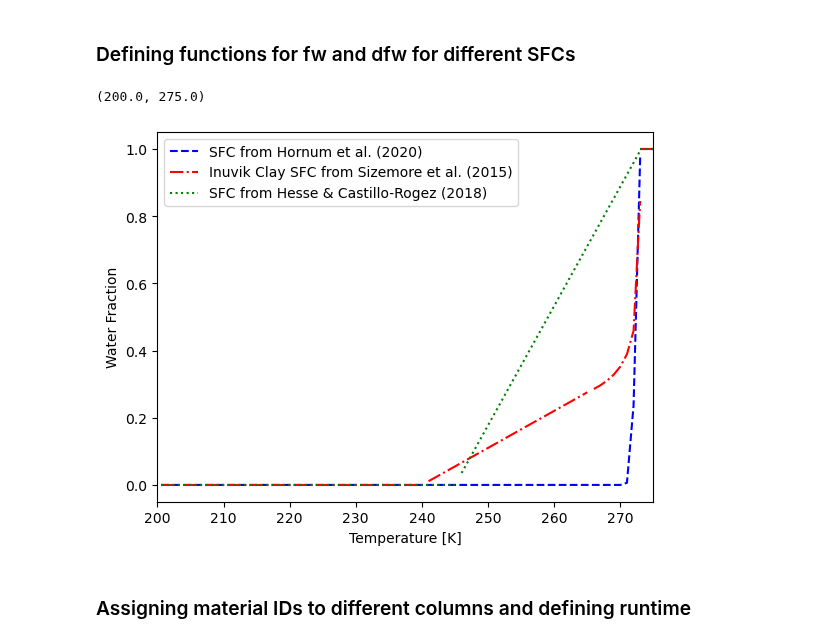
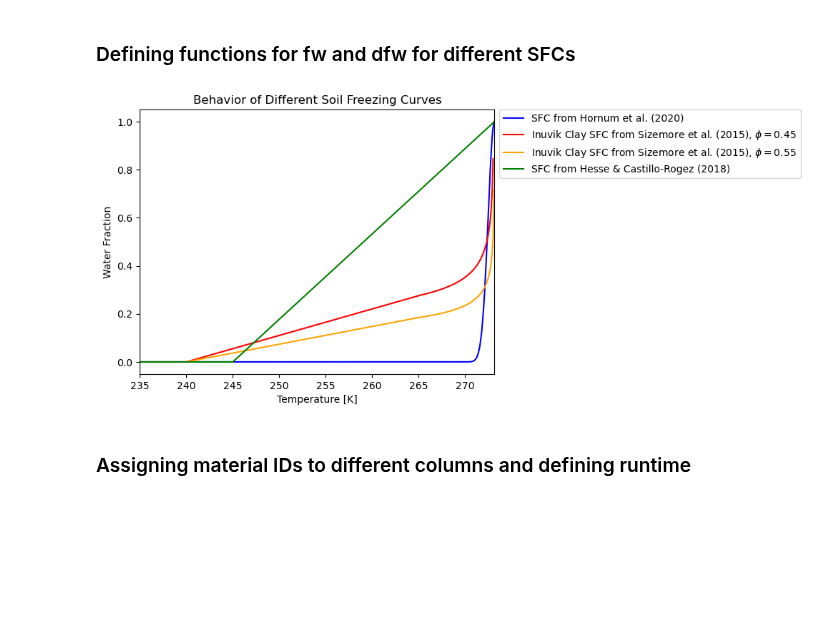
Before and after one commit to alexiak322/ceres-pingo-model, a Jupyter notebook: -1DHT-model-code/python/1DHT Model.ipynb, the cells around one changed output. Saved outputs shown, nothing was run; the diff lists cells and outputs as text; code cells hidden in the pictures; blank space fills up the shorter version.

Commit message:
updated sfc graph

```diff
--- a/-1DHT-model-code/python/1DHT Model.ipynb
+++ b/-1DHT-model-code/python/1DHT Model.ipynb
@@ -177,29 +236,35 @@ def calculate_dfw_HC(T):
         return (1/28.15)
     elif T < 245:
         return 0.0 #Water is fully frozen
-# %%
-#m = 0.00738 #0.55
-m = .011024 #0.45
-#y = 1.7712 #0.55
-y = 2.64576 #0.45
-
-test_temps = np.arange(100,300,1)
-plt.plot(test_temps[0:174], np.exp(-((test_temps[0:174]-273.15)/w)**2), c='blue', label="SFC from Hornum et al. (2020)", ls='dashed')
-plt.plot(test_temps[173:], np.ones(len(test_temps[173:])), c='blue', ls='dashed')
-
-plt.plot(test_temps[0:141], np.zeros(len(test_temps[0:141])), c='red', label='Inuvik Clay SFC from Sizemore et al. (2015)', ls='dashdot')
-plt.plot(test_temps[141:166], (m*test_temps[141:166]) - y, c='red', ls='dashdot')
-plt.plot(test_temps[166:174], (T_f / ((273.15-T_f) - test_temps[166:174])) ** beta, c='red', ls='dashdot')
-plt.plot(test_temps[173:], np.ones(len(test_temps[173:])), c='red', ls='dashdot')
-
-plt.plot(test_temps[0:146], np.zeros(len(test_temps[0:146])), c='green', label='SFC from Hesse & Castillo-Rogez (2018)', ls='dotted')
-plt.plot(test_temps[146:174], (1/28.15)*(test_temps[146:174]-245), c='green', ls='dotted')
-plt.plot(test_temps[173:], np.ones(len(test_temps[173:])), c='green', ls='dotted')
-
-plt.xlabel('Temperature [K]')
-plt.ylabel('Water Fraction')
-plt.legend()
-plt.xlim(200,275)
-# %% [output]
-(200.0, 275.0)
-[figure, removed]
+# %%
+test_temps = np.arange(100,300.1,.1)
+plt.plot(test_temps[0:1732], np.exp(-((test_temps[0:1732]-273.15)/w)**2), c='blue', label="SFC from Hornum et al. (2020)")
+plt.plot(test_temps[1731:], np.ones(len(test_temps[1731:])), c='blue')
+
+plt.plot(test_temps[0:1401], np.zeros(len(test_temps[0:1401])), c='red', label=r'Inuvik Clay SFC from Sizemore et al. (2015), $\phi = 0.45$ ')
+plt.plot(test_temps[1400:1651], (.011024*test_temps[1400:1651]) - 2.64576, c='red')
+plt.plot(test_temps[1650:1732], (0.05102 / ((273.15-0.05102) - test_temps[1650:1732])) ** beta, c='red')
+plt.plot(test_temps[1731:], np.ones(len(test_temps[1731:])), c='red')
+
+plt.plot(test_temps[0:1401], np.zeros(len(test_temps[0:1401])), c='orange', label=r'Inuvik Clay SFC from Sizemore et al. (2015), $\phi = 0.55$ ')
+plt.plot(test_temps[1400:1651], (0.00738*test_temps[1400:1651]) - 1.7712, c='orange')
+plt.plot(test_temps[1650:1732], (0.01050 / ((273.15-0.01050) - test_temps[1650:1732])) ** beta, c='orange')
+plt.plot(test_temps[1731:], np.ones(len(test_temps[1731:])), c='orange')
+
+plt.plot(test_temps[0:1451], np.zeros(len(test_temps[0:1451])), c='green', label='SFC from Hesse & Castillo-Rogez (2018)')
+plt.plot(test_temps[1450:1732], (1/28.15)*(test_temps[1450:1732]-245), c='green')
+plt.plot(test_temps[1731:], np.ones(len(test_temps[1731:])), c='green')
+
+plt.xlabel('Temperature [K]')
+plt.ylabel('Water Fraction')
+plt.legend(loc='center left', bbox_to_anchor=(1, 0.87))
+plt.title('Behavior of Different Soil Freezing Curves')
+plt.xlim(235,273.15)
+
+# Set the desired DPI (dots per inch)
+dpi = 300
+
+# Save the plot as a PNG file
+#plt.savefig('/Users/alexiakubas/Desktop/Ceres/modelruns/SFC_plot.png', dpi=dpi, bbox_inches='tight')
+# %% [output]
+[figure, added]
```
Also changed, not shown: parts of 17 cells of this notebook.
